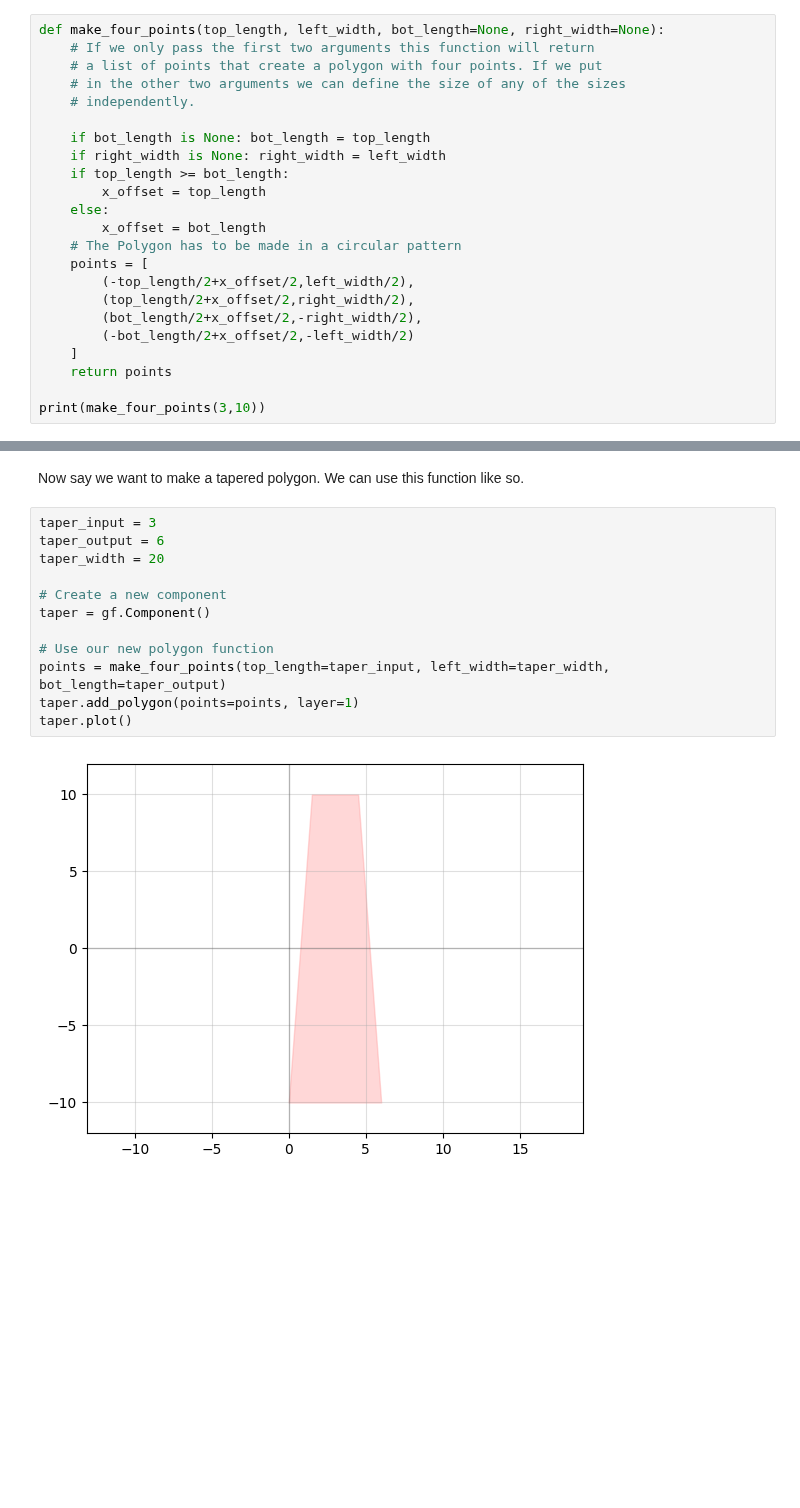
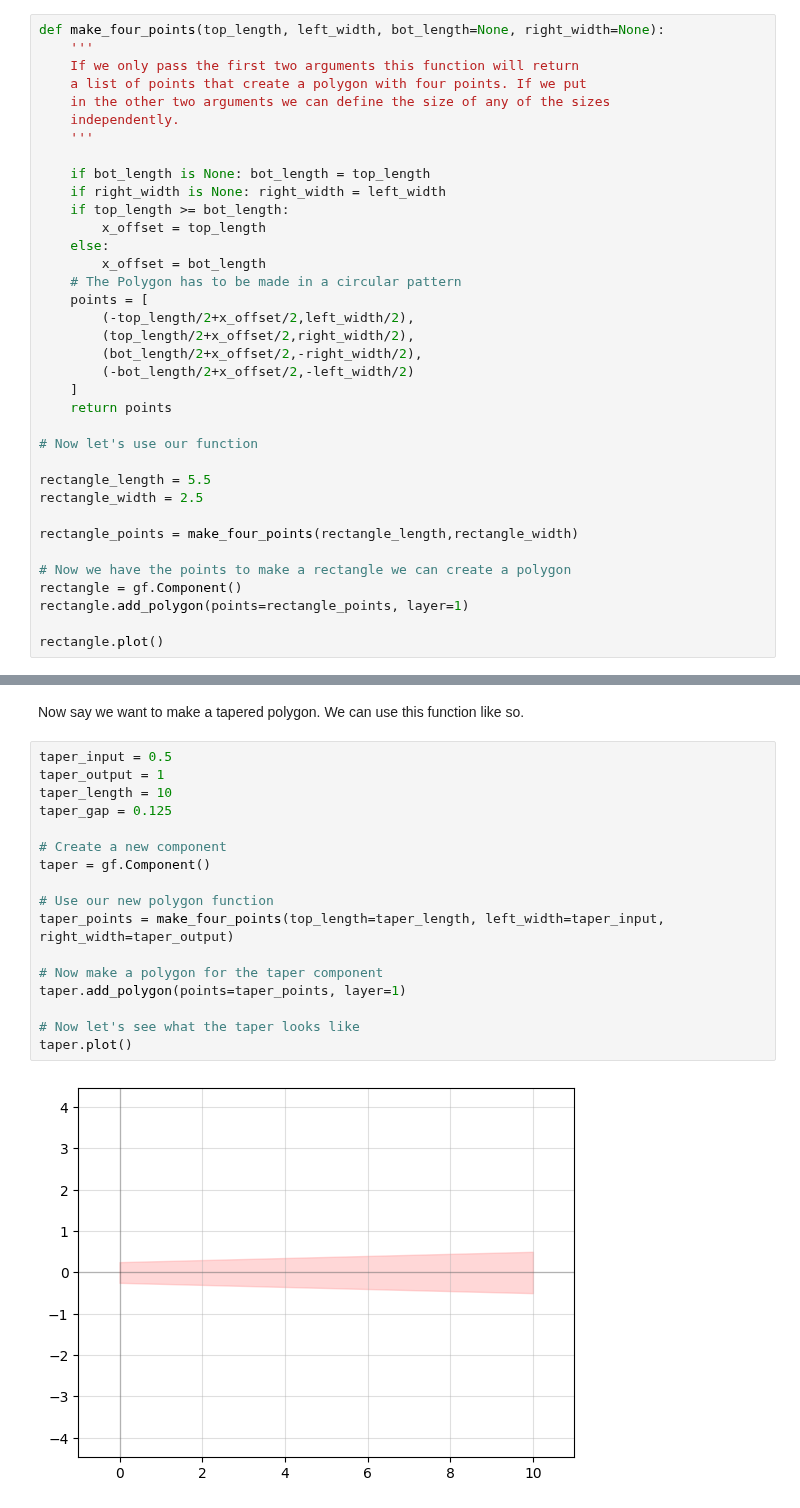
Before and after one commit to BYUCamachoLab/Photonics-Bootcamp, a Jupyter notebook: book/pages/physical_shapes.ipynb, the cells around one changed output, grey strips where cells are left out. Drawn from its saved outputs; the diff is of its cells as text; blank space fills up the shorter version.

```diff
--- a/book/pages/physical_shapes.ipynb
+++ b/book/pages/physical_shapes.ipynb
@@ -23,10 +29,12 @@ c.plot()
 To make creating polygons easier we could create a function that that makes the points for us. This function below will help us make shapes with four corners.
 # %%
 def make_four_points(top_length, left_width, bot_length=None, right_width=None):
-    # If we only pass the first two arguments this function will return
-    # a list of points that create a polygon with four points. If we put
-    # in the other two arguments we can define the size of any of the sizes
-    # independently.
+    '''
+    If we only pass the first two arguments this function will return
+    a list of points that create a polygon with four points. If we put
+    in the other two arguments we can define the size of any of the sizes
+    independently.
+    '''
 
     if bot_length is None: bot_length = top_length
     if right_width is None: right_width = left_width
@@ -43,5 +51,16 @@ def make_four_points(top_length, left_width, bot_length=None, right_width=None):
     ]
     return points
 
-print(make_four_points(3,10))
+# Now let's use our function
+
+rectangle_length = 5.5
+rectangle_width = 2.5
+
+rectangle_points = make_four_points(rectangle_length,rectangle_width)
+
+# Now we have the points to make a rectangle we can create a polygon
+rectangle = gf.Component()
+rectangle.add_polygon(points=rectangle_points, layer=1)
+
+rectangle.plot()
 # %% [output]
@@ -49,16 +68,21 @@ print(make_four_points(3,10))
 # %% [markdown]
 Now say we want to make a tapered polygon. We can use this function like so.
 # %%
-taper_input = 3
-taper_output = 6
-taper_width = 20
+taper_input = 0.5
+taper_output = 1
+taper_length = 10
+taper_gap = 0.125
 
 # Create a new component
 taper = gf.Component()
 
 # Use our new polygon function
-points = make_four_points(top_length=taper_input, left_width=taper_width, bot_length=taper_output)
-taper.add_polygon(points=points, layer=1)
+taper_points = make_four_points(top_length=taper_length, left_width=taper_input, right_width=taper_output)
+
+# Now make a polygon for the taper component
+taper.add_polygon(points=taper_points, layer=1)
+
+# Now let's see what the taper looks like
 taper.plot()
 # %% [output]
-[figure, old version]
+[figure, new version]
```
Also changed, not shown: parts of 14 cells of this notebook, 1 other file.
